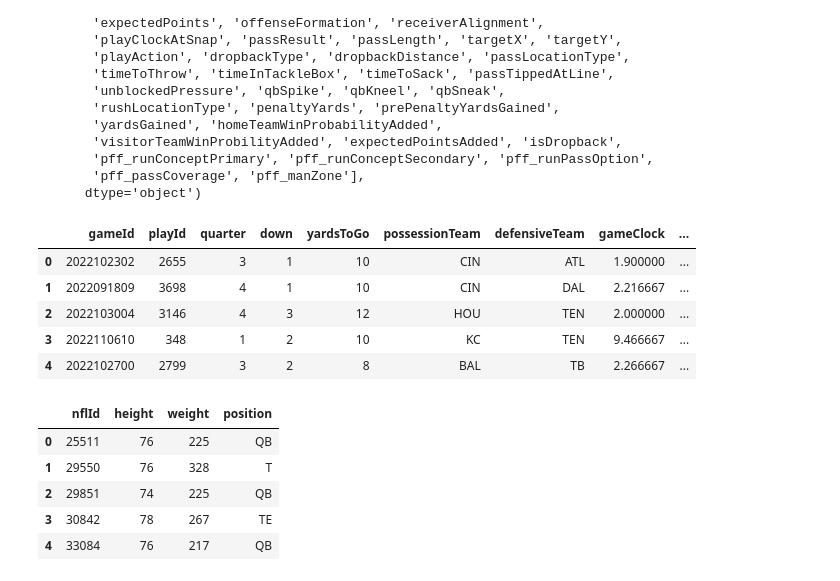
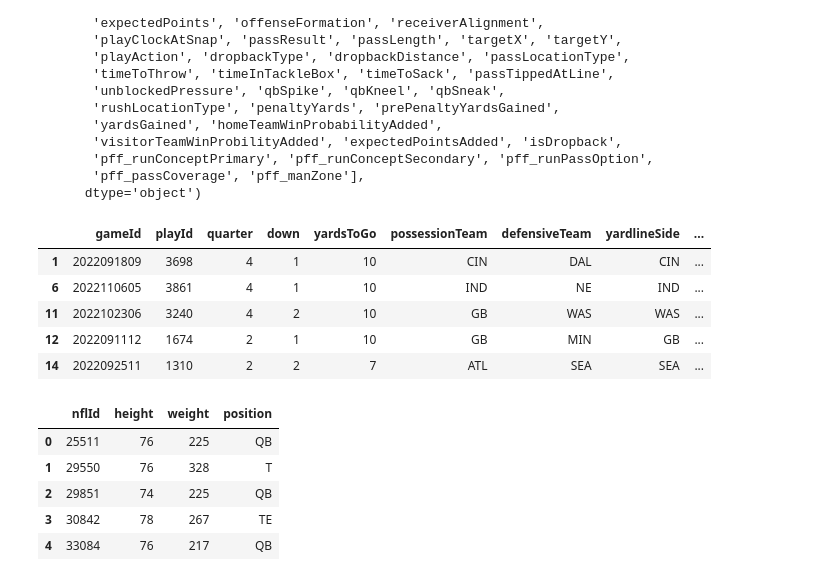
Before and after one commit to tgarity/blitzprediction, a Jupyter notebook: final_project.ipynb, the cells around one changed output. Drawn from its saved outputs; the diff is of its cells as text; code cells hidden in the pictures.

```diff
--- a/final_project.ipynb
+++ b/final_project.ipynb
@@ -77,6 +77,13 @@ tracking_weeks = pd.DataFrame()
 for week in range(1, 10):
     current_week = pd.read_csv(f'./nfl-big-data-bowl-2025/tracking_week_{week}.csv')
     tracking_weeks = pd.concat([tracking_weeks, current_week], ignore_index=True)
+# %%
+# randomly sample 30% gameId in games_df and filter plays_df, games_df, player_play_df, tracking_weeks
+sampled_game_ids = games_df['gameId'].sample(frac=0.3, random_state=42)
+plays_df = plays_df[plays_df['gameId'].isin(sampled_game_ids)]
+games_df = games_df[games_df['gameId'].isin(sampled_game_ids)]
+player_play_df = player_play_df[player_play_df['gameId'].isin(sampled_game_ids)]
+tracking_weeks = tracking_weeks[tracking_weeks['gameId'].isin(sampled_game_ids)]
 # %% [markdown]
 ## Data Summary
 
@@ -159,31 +166,31 @@ Index(['gameId', 'playId', 'playDescription', 'quarter', 'down', 'yardsToGo',
        'pff_passCoverage', 'pff_manZone'],
       dtype='object')
 # %%
-plays_df = plays_df.drop(columns=['playDescription', 'playNullifiedByPenalty', 'yardlineSide', 'yardlineNumber', 'playClockAtSnap', 'passResult',
+plays_df = plays_df.drop(columns=['playDescription', 'playNullifiedByPenalty', 'playClockAtSnap', 'passResult',
                                     'passLength', 'targetX', 'targetY', 'playAction', 'dropbackType', 'dropbackDistance', 'passLocationType',
                                     'timeToThrow', 'timeInTackleBox', 'timeToSack', 'passTippedAtLine',
                                     'unblockedPressure', 'qbSpike', 'qbKneel', 'qbSneak',
                                     'rushLocationType', 'penaltyYards', 'prePenaltyYardsGained',
                                     'yardsGained', 'homeTeamWinProbabilityAdded',
-                                    'visitorTeamWinProbilityAdded', 'expectedPointsAdded', 'isDropback',
+                                    'visitorTeamWinProbilityAdded', 'expectedPointsAdded',
                                     'pff_runConceptPrimary', 'pff_runConceptSecondary', 'pff_runPassOption',
                                     'pff_passCoverage', 'pff_manZone'])
 plays_df['offenseFormation'] = plays_df['offenseFormation'].fillna('EMPTY')
 # mm:ss convert to minutes in column gameClock
 def convert_game_clock_to_minutes(game_clock):
     if pd.isna(game_clock):
         return np.nan
     minutes, seconds = map(int, game_clock.split(':'))
     return minutes + seconds / 60
 plays_df['gameClock'] = plays_df['gameClock'].apply(convert_game_clock_to_minutes)
 plays_df.head()
 # %% [output]
-|  | gameId | playId | quarter | down | yardsToGo | possessionTeam | defensiveTeam | gameClock | ... |
-| 0 | 2022102302 | 2655 | 3 | 1 | 10 | CIN | ATL | 1.900000 | ... |
-| 1 | 2022091809 | 3698 | 4 | 1 | 10 | CIN | DAL | 2.216667 | ... |
-| 2 | 2022103004 | 3146 | 4 | 3 | 12 | HOU | TEN | 2.000000 | ... |
-| 3 | 2022110610 | 348 | 1 | 2 | 10 | KC | TEN | 9.466667 | ... |
-| 4 | 2022102700 | 2799 | 3 | 2 | 8 | BAL | TB | 2.266667 | ... |
+|  | gameId | playId | quarter | down | yardsToGo | possessionTeam | defensiveTeam | yardlineSide | ... |
+| 1 | 2022091809 | 3698 | 4 | 1 | 10 | CIN | DAL | CIN | ... |
+| 6 | 2022110605 | 3861 | 4 | 1 | 10 | IND | NE | IND | ... |
+| 11 | 2022102306 | 3240 | 4 | 2 | 10 | GB | WAS | WAS | ... |
+| 12 | 2022091112 | 1674 | 2 | 1 | 10 | GB | MIN | GB | ... |
+| 14 | 2022092511 | 1310 | 2 | 2 | 7 | ATL | SEA | SEA | ... |
 # %%
 # convert height to inches (current format: '6-4' -> 76)
 def convert_height_to_inches(height):
```
Also changed, not shown: parts of 38 cells of this notebook, 1 other file.
